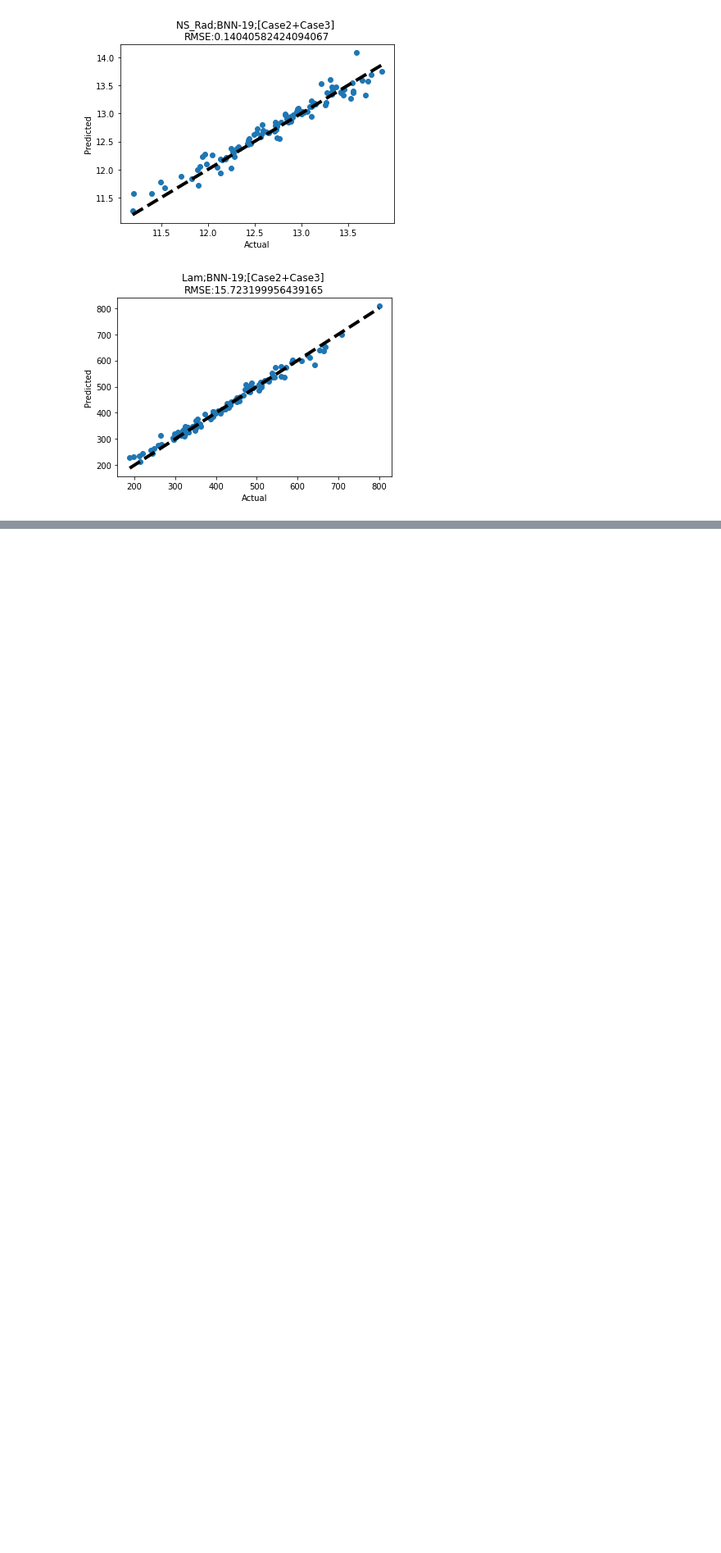
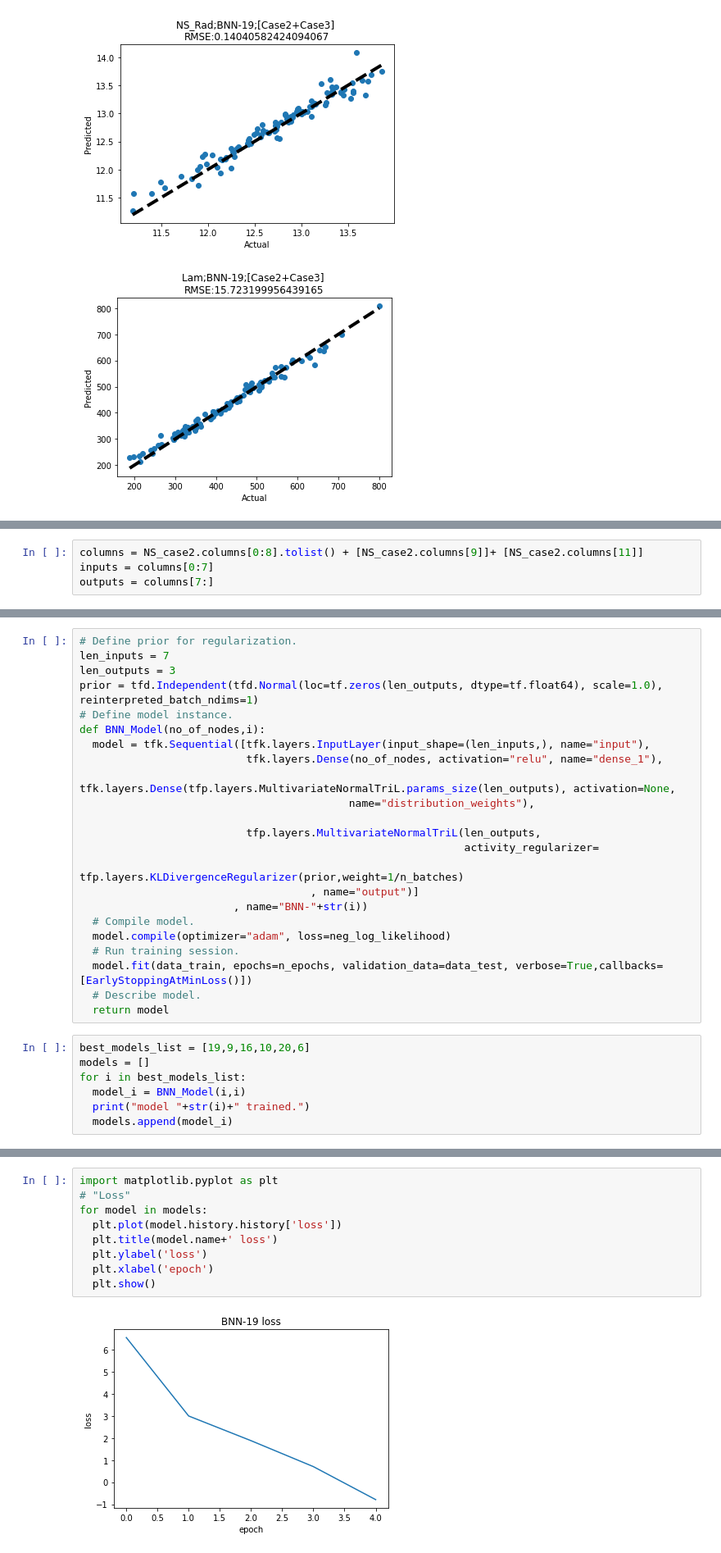
Before and after one commit to AstroDnerd/NS-ML-on-Nuclear-Matter--KB, a Jupyter notebook: Codes/BNN_Tensorflow.ipynb, the cells around one changed output, grey strips where cells are left out. Shown at 82% size. Saved outputs shown, nothing was run; the diff lists cells and outputs as text; blank space fills up the shorter version.

```diff
--- a/Codes/BNN_Tensorflow.ipynb
+++ b/Codes/BNN_Tensorflow.ipynb
@@ -360,0 +373,4 @@ for i in range(3):
+# %%
+columns = NS_case2.columns[0:8].tolist() + [NS_case2.columns[9]]+ [NS_case2.columns[11]]
+inputs = columns[0:7]
+outputs = columns[7:]
@@ -360,0 +470,30 @@ for i in range(3):
+# %%
+# Define prior for regularization.
+len_inputs = 7
+len_outputs = 3
+prior = tfd.Independent(tfd.Normal(loc=tf.zeros(len_outputs, dtype=tf.float64), scale=1.0), reinterpreted_batch_ndims=1)
+# Define model instance.
+def BNN_Model(no_of_nodes,i):
+  model = tfk.Sequential([tfk.layers.InputLayer(input_shape=(len_inputs,), name="input"),
+                          tfk.layers.Dense(no_of_nodes, activation="relu", name="dense_1"),
+                          tfk.layers.Dense(tfp.layers.MultivariateNormalTriL.params_size(len_outputs), activation=None,
+                                          name="distribution_weights"),
+
+                          tfp.layers.MultivariateNormalTriL(len_outputs,
+                                                            activity_regularizer=
+                                                            tfp.layers.KLDivergenceRegularizer(prior,weight=1/n_batches)
+                                    , name="output")]
+                        , name="BNN-"+str(i))
+  # Compile model.
+  model.compile(optimizer="adam", loss=neg_log_likelihood)
+  # Run training session.
+  model.fit(data_train, epochs=n_epochs, validation_data=data_test, verbose=True,callbacks=[EarlyStoppingAtMinLoss()])
+  # Describe model.
+  return model
+# %%
+best_models_list = [19,9,16,10,20,6]
+models = []
+for i in best_models_list:
+  model_i = BNN_Model(i,i)
+  print("model "+str(i)+" trained.")
+  models.append(model_i)
@@ -360,0 +518,11 @@ for i in range(3):
+# %%
+import matplotlib.pyplot as plt
+# "Loss"
+for model in models:
+  plt.plot(model.history.history['loss'])
+  plt.title(model.name+' loss')
+  plt.ylabel('loss')
+  plt.xlabel('epoch')
+  plt.show()
+# %% [output]
+[figure, added]
```
Also changed, not shown: parts of 23 cells of this notebook, 9 other files.
